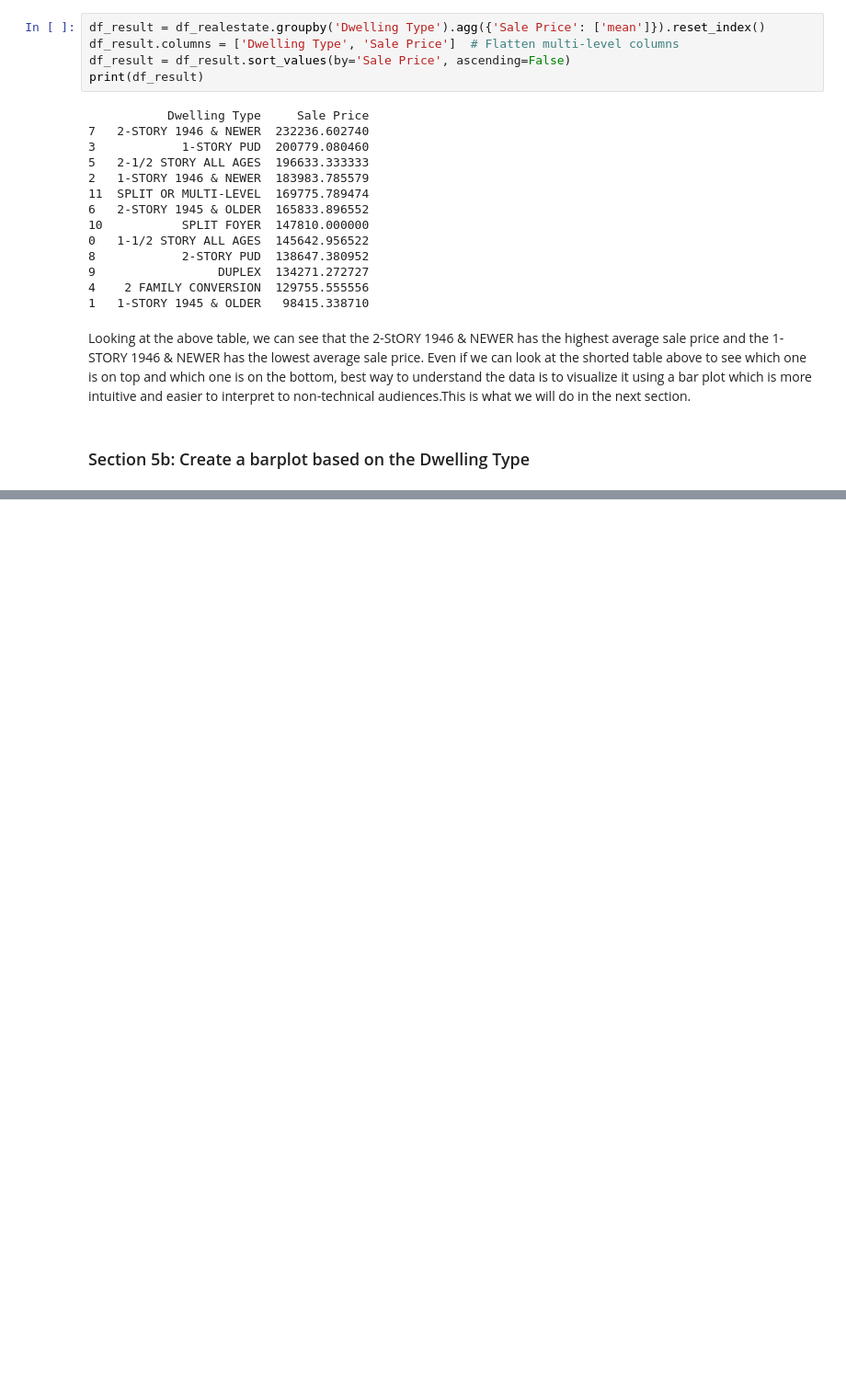
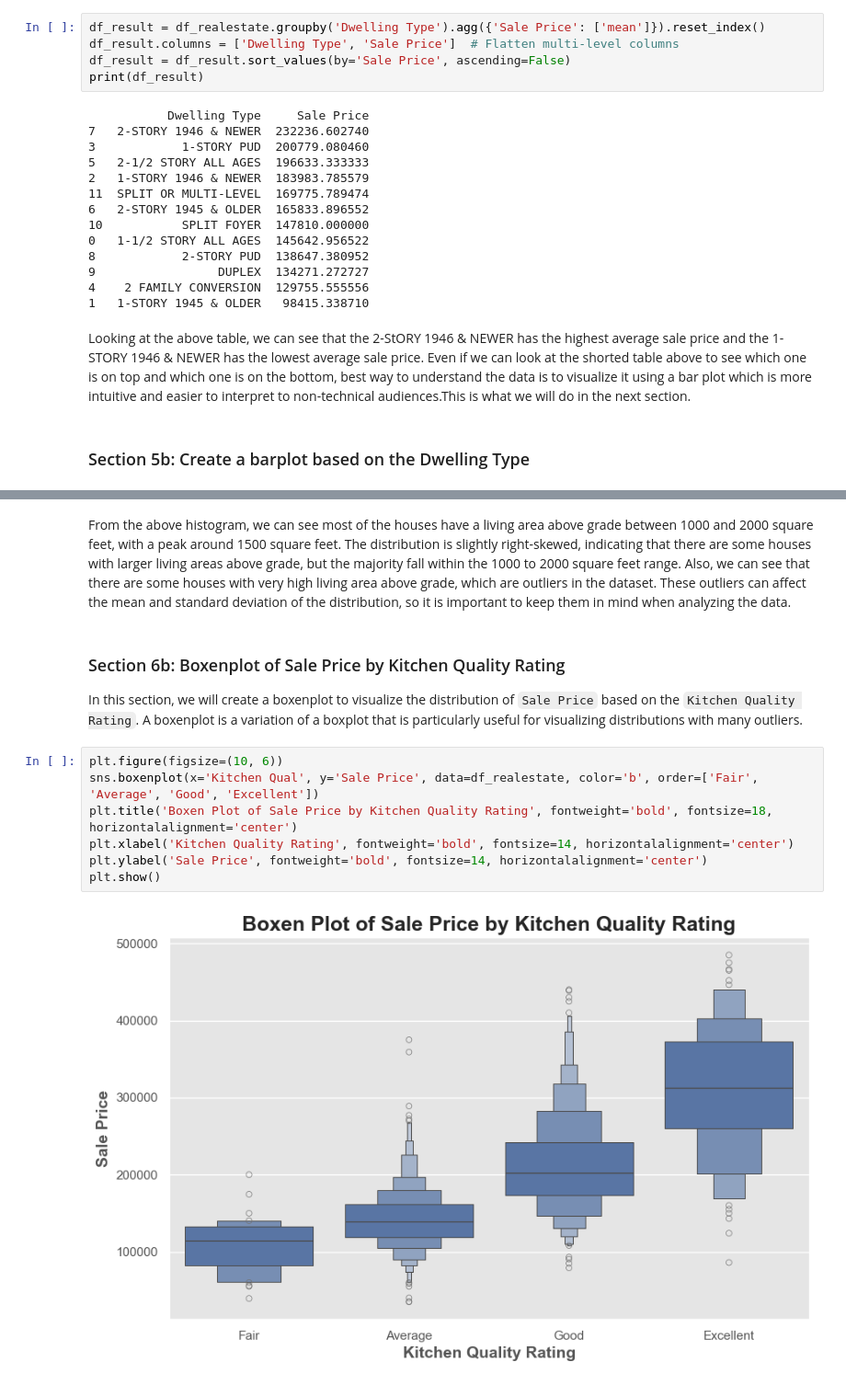
Before and after one commit to IKSHRESTHA/Data-Understanding-Assignment-MTSU, a Jupyter notebook: HW02/HW02_ShresthaK.ipynb, the cells around one changed output, grey strips where cells are left out. Shown at 92% size. Saved outputs shown, nothing was run; the diff lists cells and outputs as text; blank space fills up the shorter version.

```diff
--- a/HW02/HW02_ShresthaK.ipynb
+++ b/HW02/HW02_ShresthaK.ipynb
@@ -65,0 +100,14 @@ The barplot shows the average sale price for each dwelling type, sorted from hig
+# %% [markdown]
+From the above histogram, we can see most of the houses have a living area above grade between 1000 and 2000 square feet, with a peak around 1500 square feet. The distribution is slightly right-skewed, indicating that there are some houses with larger living areas above grade, but the majority fall within the 1000 to 2000 square feet range. Also, we can see that there are some houses with very high living area above grade, which are outliers in the dataset. These outliers can affect the mean and standard deviation of the distribution, so it is important to keep them in mind when analyzing the data.
+# %% [markdown]
+### Section 6b: Boxenplot of Sale Price by Kitchen Quality Rating
+In this section, we will create a boxenplot to visualize the distribution of `Sale Price` based on the `Kitchen Quality Rating`. A boxenplot is a variation of a boxplot that is particularly useful for visualizing distributions with many outliers.
+# %%
+plt.figure(figsize=(10, 6))
+sns.boxenplot(x='Kitchen Qual', y='Sale Price', data=df_realestate, color='b', order=['Fair', 'Average', 'Good', 'Excellent'])
+plt.title('Boxen Plot of Sale Price by Kitchen Quality Rating', fontweight='bold', fontsize=18, horizontalalignment='center')
+plt.xlabel('Kitchen Quality Rating', fontweight='bold', fontsize=14, horizontalalignment='center')
+plt.ylabel('Sale Price', fontweight='bold', fontsize=14, horizontalalignment='center')
+plt.show()
+# %% [output]
+[figure, added]
```
Also changed, not shown: parts of 28 cells of this notebook.
